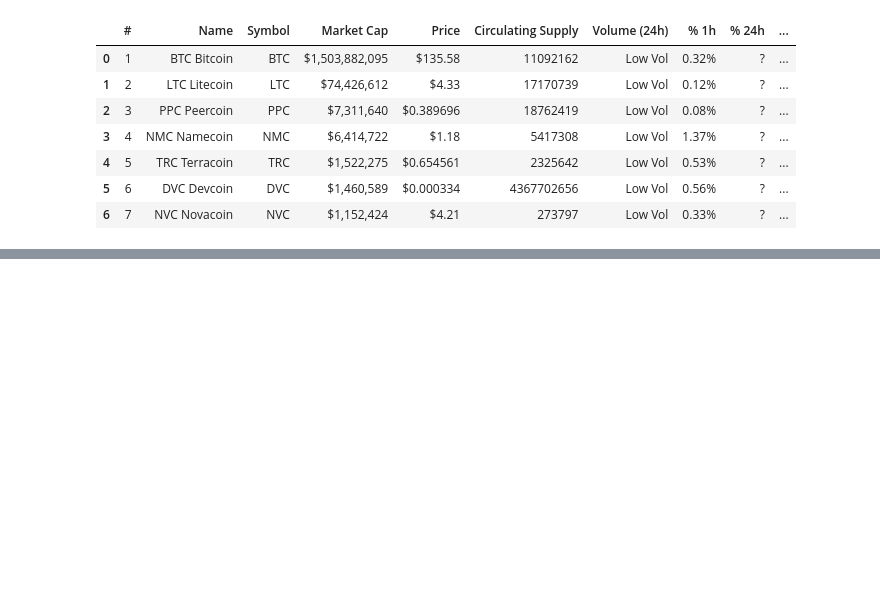
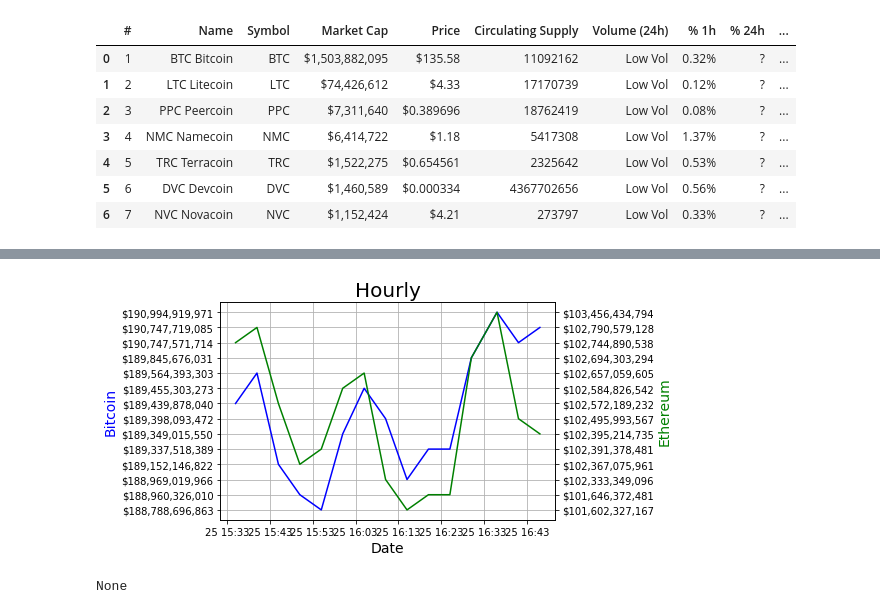
Before and after one commit to cipher813/McMahon_Metis, a Jupyter notebook: Project_2/2_Benson.ipynb, the cells around one changed output, grey strips where cells are left out. Cells and saved outputs as stored; diff of their text form; code cells hidden in the pictures; blank space fills up the shorter version.

Commit message:
added coinmarketcap hourly capability

```diff
--- a/Project_2/2_Benson.ipynb
+++ b/Project_2/2_Benson.ipynb
@@ -661,0 +644,7 @@ KeyboardInterrupt:
+# %%
+base = '/Volumes/BC Clutch/Dropbox/Programming/BootCamps/Metis/00Bootcamp/McMahon_Metis/Project_2/'
+hourly = pd.read_json(base + 'coinmarketcap_hourly.json',convert_axes=False).T
+hourly = hourly[['BTC','LTC','ETH','EOS','ADA']]
+hourly['Date'] = hourly.index
+hourly['Date'] = pd.to_datetime(hourly['Date'])
+hourly.tail()
@@ -662,3 +658,24 @@ KeyboardInterrupt:
+# %%
+y1 = pd.Series(hourly['BTC'])
+y2 = pd.Series(hourly['ETH'])
+x = pd.Series(hourly['Date'])
+
+ax = plt.gca()
+ax2 = ax.twinx()
+plt.axis('normal')
+ax.plot(x,y1, 'b',linewidth=1.5)
+ax2.plot(x,y2, 'g',linewidth=1.5)
+ax.set_ylabel("Bitcoin",fontsize=14,color='blue')
+ax2.set_ylabel("Ethereum",fontsize=14,color='green')
+ax.grid(True)
+plt.title("Hourly", fontsize=20,color='black')
+ax.set_xlabel('Date', fontsize=14, color='black')
+# plt.tight_layout()
+plt.savefig('charts/hourly.png')
+print(plt.show())
+# %% [output]
+[figure, added]
+None
 # %%
 # Coinmarketcap scraping: Bitcoin by time period
 url = 'https://coinmarketcap.com/currencies/bitcoin/historical-data/?start=20130428&end=20180123'
```
Also changed, not shown: parts of 21 cells of this notebook, 33 other files.
